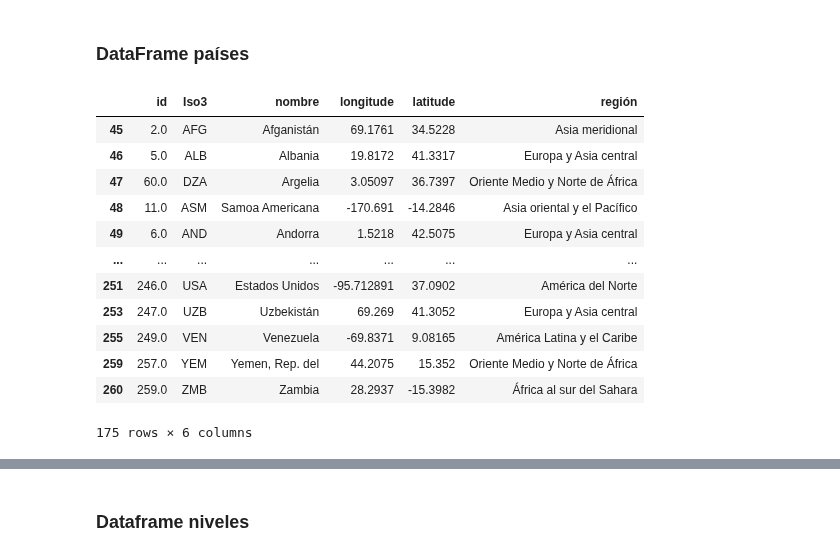
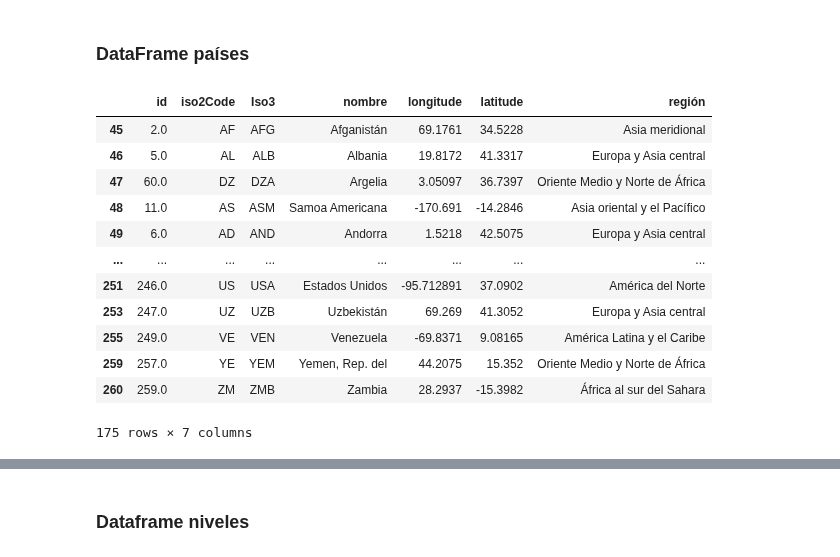
Before and after one commit to jorgeav527/life-expectancy, a Jupyter notebook: draft/SQL_ingest.ipynb, the cells around one changed output, grey strips where cells are left out. Drawn from its saved outputs; the diff is of its cells as text; code cells hidden in the pictures.

```diff
--- a/draft/SQL_ingest.ipynb
+++ b/draft/SQL_ingest.ipynb
@@ -12,7 +10,7 @@ from sqlalchemy import create_engine
 
 # load parquet file as dataframe
 df1 = pd.read_parquet(
-    "https://github.com/jorgeav527/life-expectancy/blob/main/data_ware_house/df_unpd_%26_twb.parquet?raw=true",
+    "https://github.com/jorgeav527/life-expectancy/blob/main/pre_process_data/df_unpd_%26_twb.parquet?raw=true",
     engine="pyarrow",
 )
 df1.reset_index(inplace=True)
@@ -145,43 +144,43 @@ df_ingresos
 # %%
 df_paises = df_copy_df1[["countryiso3code_codes", "Iso3"]].copy()
 df_paises.drop_duplicates(inplace=True, ignore_index=True)
 df_paises.rename(
     columns={
         "countryiso3code_codes": "id",
     },
     inplace=True,
 )
 df_paises_merge_df2 = pd.merge(df_paises, df2, how="left", on="Iso3")
 df_paises_merge_df2.dropna(inplace=True)
 df_paises_merge_df2
 df_paises_agregados = df_paises_merge_df2[
-    ["id", "Iso3", "name", "longitude", "latitude", "region.value"]
+    ["id", "iso2Code", "Iso3", "name", "longitude", "latitude", "region.value"]
 ].copy()
 df_paises_agregados.rename(
     columns={
         "name": "nombre",
         "Longitude": "longitud",
         "Latitude": "latitud",
         "region.value": "región",
     },
     inplace=True,
 )
 # df_paises
 df_paises_agregados
 # %% [output]
-|  | id | Iso3 | nombre | longitude | latitude | región |
-| 45 | 2.0 | AFG | Afganistán | 69.1761 | 34.5228 | Asia meridional |
-| 46 | 5.0 | ALB | Albania | 19.8172 | 41.3317 | Europa y Asia central |
-| 47 | 60.0 | DZA | Argelia | 3.05097 | 36.7397 | Oriente Medio y Norte de África |
-| 48 | 11.0 | ASM | Samoa Americana | -170.691 | -14.2846 | Asia oriental y el Pacífico |
-| 49 | 6.0 | AND | Andorra | 1.5218 | 42.5075 | Europa y Asia central |
-| ... | ... | ... | ... | ... | ... | ... |
-| 251 | 246.0 | USA | Estados Unidos | -95.712891 | 37.0902 | América del Norte |
-| 253 | 247.0 | UZB | Uzbekistán | 69.269 | 41.3052 | Europa y Asia central |
-| 255 | 249.0 | VEN | Venezuela | -69.8371 | 9.08165 | América Latina y el Caribe |
-| 259 | 257.0 | YEM | Yemen, Rep. del | 44.2075 | 15.352 | Oriente Medio y Norte de África |
-| 260 | 259.0 | ZMB | Zambia | 28.2937 | -15.3982 | África al sur del Sahara |
+|  | id | iso2Code | Iso3 | nombre | longitude | latitude | región |
+| 45 | 2.0 | AF | AFG | Afganistán | 69.1761 | 34.5228 | Asia meridional |
+| 46 | 5.0 | AL | ALB | Albania | 19.8172 | 41.3317 | Europa y Asia central |
+| 47 | 60.0 | DZ | DZA | Argelia | 3.05097 | 36.7397 | Oriente Medio y Norte de África |
+| 48 | 11.0 | AS | ASM | Samoa Americana | -170.691 | -14.2846 | Asia oriental y el Pacífico |
+| 49 | 6.0 | AD | AND | Andorra | 1.5218 | 42.5075 | Europa y Asia central |
+| ... | ... | ... | ... | ... | ... | ... | ... |
+| 251 | 246.0 | US | USA | Estados Unidos | -95.712891 | 37.0902 | América del Norte |
+| 253 | 247.0 | UZ | UZB | Uzbekistán | 69.269 | 41.3052 | Europa y Asia central |
+| 255 | 249.0 | VE | VEN | Venezuela | -69.8371 | 9.08165 | América Latina y el Caribe |
+| 259 | 257.0 | YE | YEM | Yemen, Rep. del | 44.2075 | 15.352 | Oriente Medio y Norte de África |
+| 260 | 259.0 | ZM | ZMB | Zambia | 28.2937 | -15.3982 | África al sur del Sahara |
-175 rows × 6 columns
+175 rows × 7 columns
 [interactive output not drawn]
 # %% [markdown]
 ### Dataframe niveles
```
Also changed, not shown: parts of 6 cells of this notebook, 2 other files.
